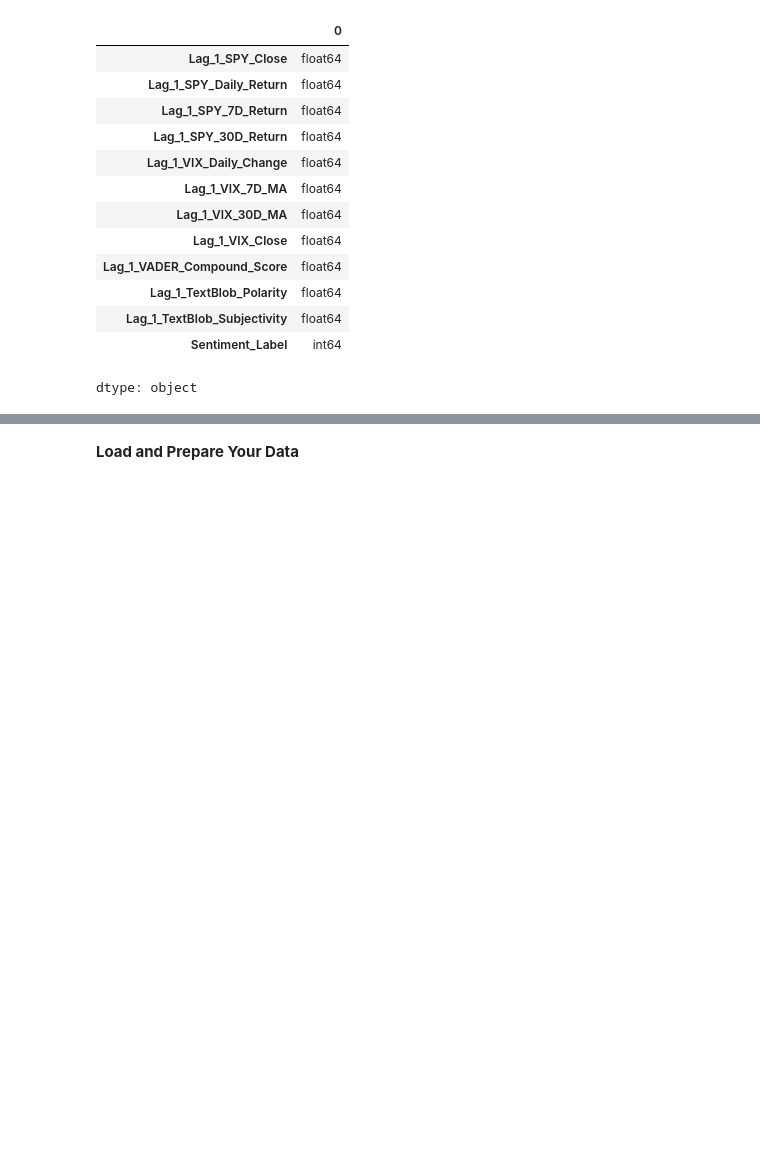
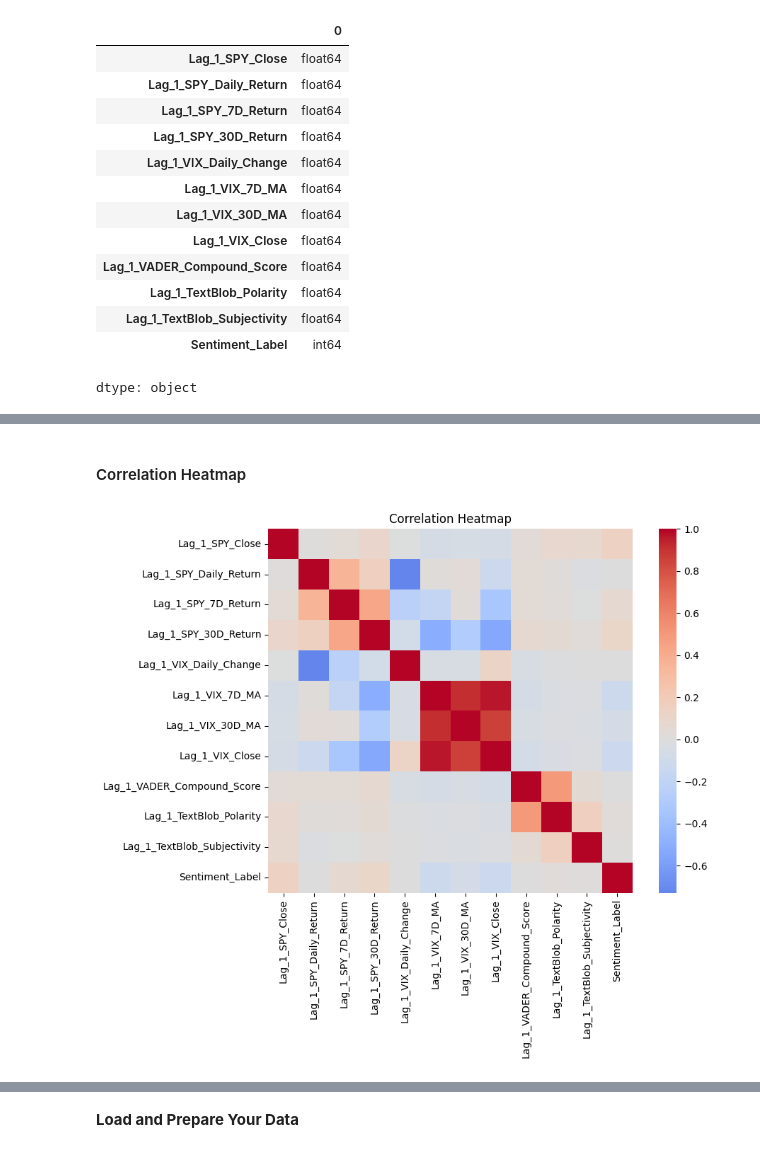
Before and after one commit to rajbhanb/MLOPSFinalProject, a Jupyter notebook: Final_Project_AutoML.ipynb, the cells around one changed output, grey strips where cells are left out. Drawn from its saved outputs; the diff is of its cells as text; code cells hidden in the pictures; blank space fills up the shorter version.

```diff
--- a/Final_Project_AutoML.ipynb
+++ b/Final_Project_AutoML.ipynb
@@ -81,0 +154,18 @@ from sklearn.impute import SimpleImputer
+# %% [markdown]
+#### Correlation Heatmap
+# %%
+plt.figure(figsize=(10,8))
+corr = df.corr(numeric_only=True)
+
+sns.heatmap(
+    corr,
+    annot=False,
+    cmap="coolwarm",
+    center=0,
+    square=True
+)
+plt.title("Correlation Heatmap")
+plt.tight_layout()
+plt.show()
+# %% [output]
+[figure, added]
```
Also changed, not shown: parts of 32 cells of this notebook.
